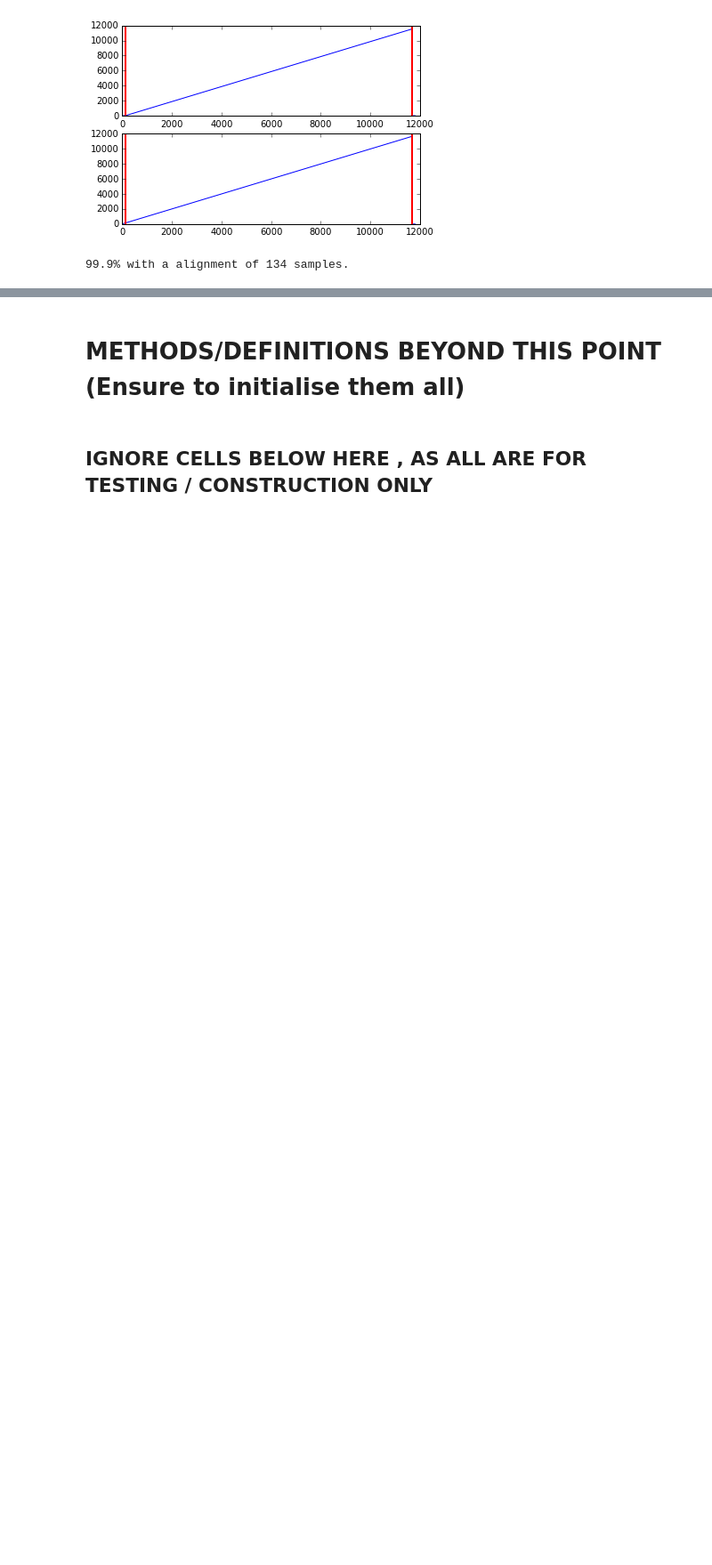
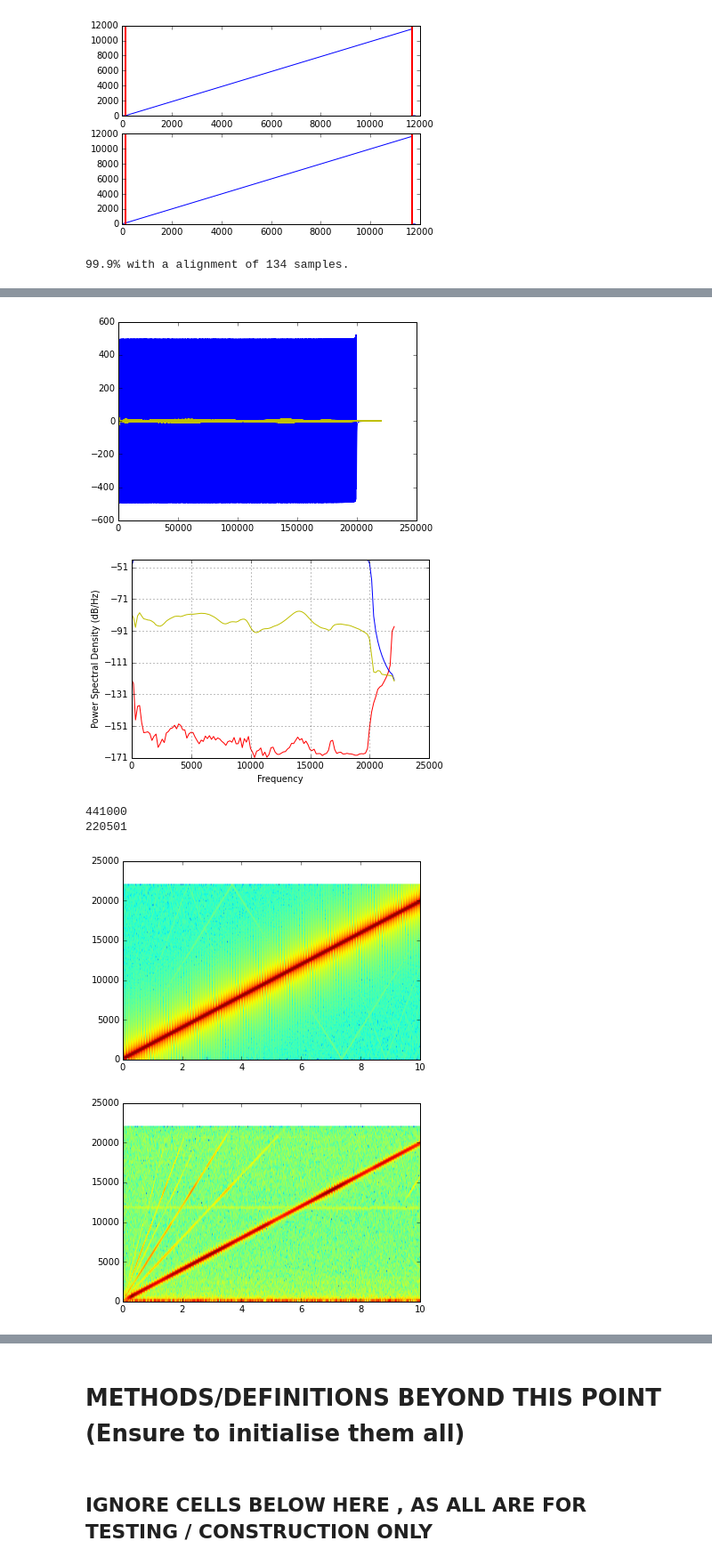
Before and after one commit to BirdMI-UniversityofAuckland/MichaelSandbox, a Jupyter notebook: MicSpeakerPro/MicSpeakerCheck_0.3.ipynb, the cells around one changed output, grey strips where cells are left out. Shown at 89% size. Cells and saved outputs as stored; diff of their text form; code cells hidden in the pictures; blank space fills up the shorter version.

```diff
--- a/MicSpeakerPro/MicSpeakerCheck_0.3.ipynb
+++ b/MicSpeakerPro/MicSpeakerCheck_0.3.ipynb
@@ -263,0 +234,46 @@ print np.mean(new_data_at_50)
+# %%
+# Jump into frequency space.
+array_play_fft = np.fft.rfft(array_play)
+array_rec_fft = np.fft.rfft(array_rec)
+
+#Plot the original played and recorded sounds, as we see from the output,
+# The Blue or "played" sound shows linear power across all frequencies from 20-20000
+plt.plot(array_play_fft, c = 'b')
+plt.plot(array_rec_fft, c = 'y')
+plt.show()
+
+frequency_response = np.true_divide(array_rec_fft, array_play_fft)
+
+plt.psd(np.fft.irfft(frequency_response), Fs = 44100, c = 'r')
+plt.psd(array_play, Fs = 44100, c = 'b')
+plt.psd(array_rec, Fs = 44100, c = 'y')
+plt.show()
+print len(array_play)
+print len(array_play_fft)
+
+recreation = np.fft.irfft(np.multiply(array_play_fft, frequency_response))
+new_to_play = np.fft.irfft(np.divide(array_play_fft, frequency_response))
+#recreation_convolutiontest = signal.fftconvolve(array_play, np.fft.irfft(frequency_response), mode = 'full')
+
+
+plt.specgram(array_play, Fs = 44100)
+plt.show()
+plt.specgram(array_rec, Fs = 44100)
+
+plt.show()
+plt.specgram(recreation, Fs = 44100)
+plt.show()
+plt.specgram(new_to_play, Fs = 44100)
+plt.show()
+
+#array_corrected_rec = pass_through_hardware(new_to_play, window = 128)
+
+plt.specgram(array_corrected_rec, Fs = 44100)
+plt.show()
+# %% [output]
+[figure, added]
+[figure, added]
+441000
+220501
+[figure, added]
+[figure, added]
```
Also changed, not shown: parts of 24 cells of this notebook.
